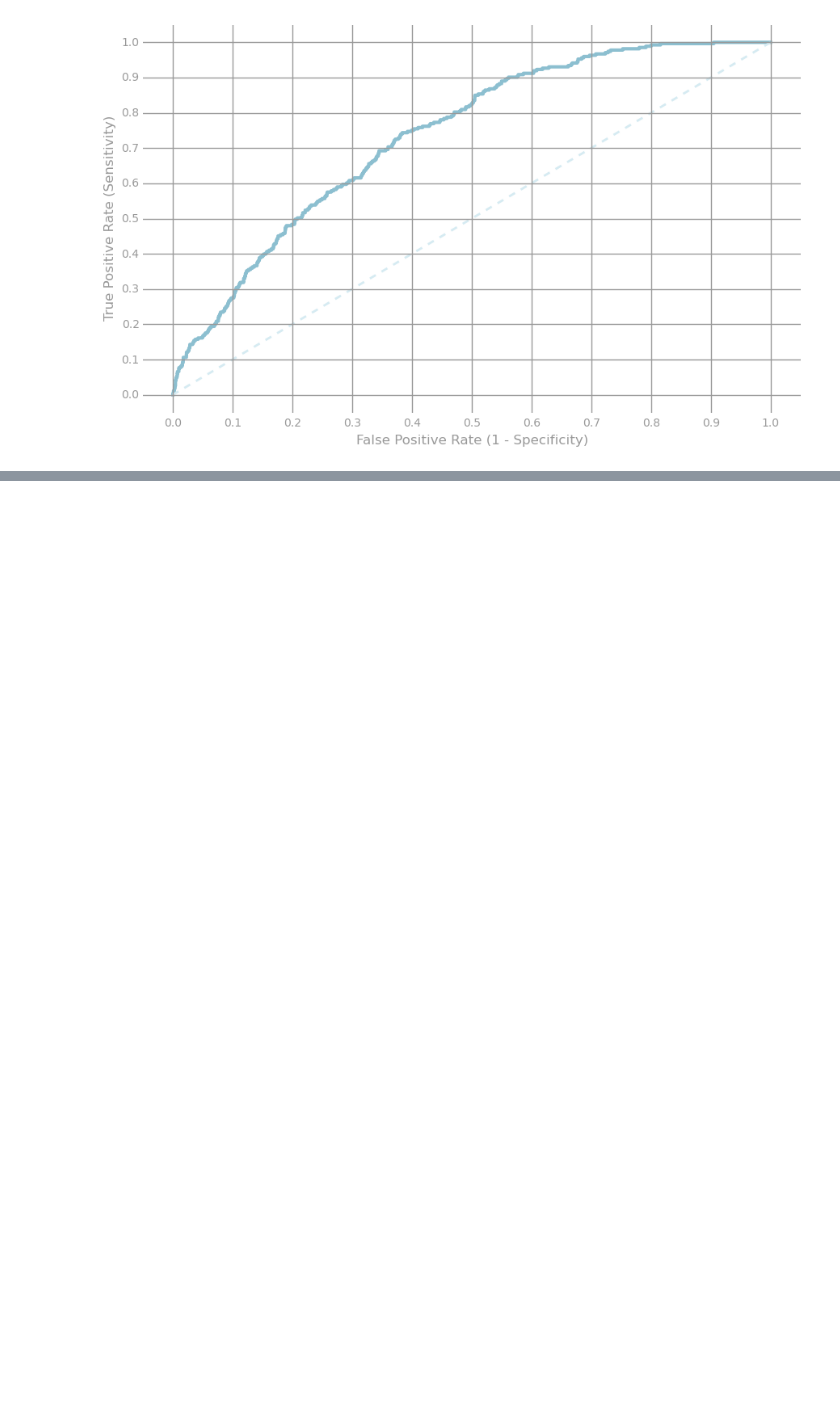
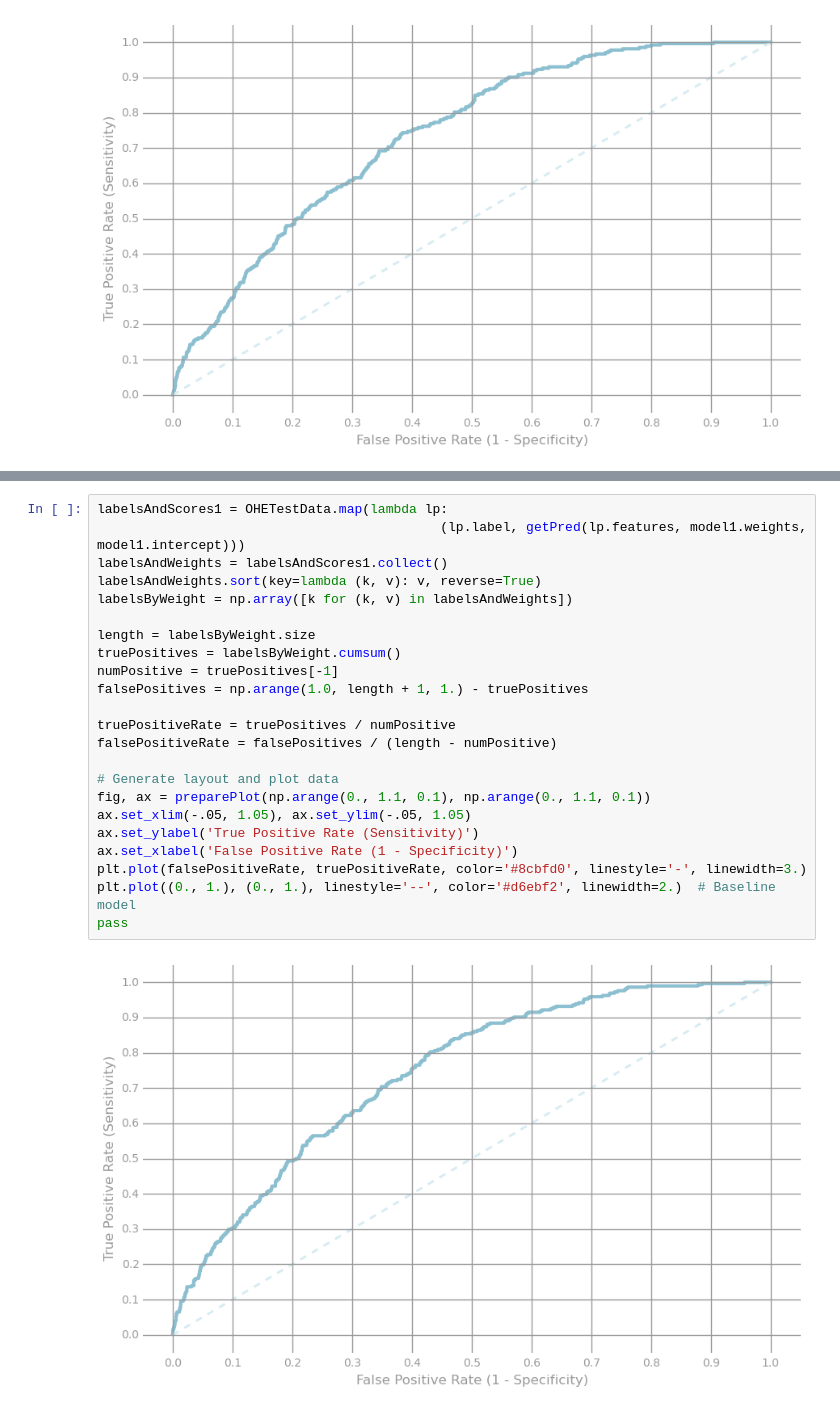
Before and after one commit to scsherm/DataInc, a Jupyter notebook: OnlineNewsPopularity-LogisticRegression-1.ipynb, the cells around one changed output, grey strips where cells are left out. Drawn from its saved outputs; the diff is of its cells as text; blank space fills up the shorter version.

```diff
--- a/OnlineNewsPopularity-LogisticRegression-1.ipynb
+++ b/OnlineNewsPopularity-LogisticRegression-1.ipynb
@@ -373,0 +479,25 @@ print samplePoints
+# %%
+labelsAndScores1 = OHETestData.map(lambda lp:
+                                            (lp.label, getPred(lp.features, model1.weights, model1.intercept)))
+labelsAndWeights = labelsAndScores1.collect()
+labelsAndWeights.sort(key=lambda (k, v): v, reverse=True)
+labelsByWeight = np.array([k for (k, v) in labelsAndWeights])
+
+length = labelsByWeight.size
+truePositives = labelsByWeight.cumsum()
+numPositive = truePositives[-1]
+falsePositives = np.arange(1.0, length + 1, 1.) - truePositives
+
+truePositiveRate = truePositives / numPositive
+falsePositiveRate = falsePositives / (length - numPositive)
+
+# Generate layout and plot data
+fig, ax = preparePlot(np.arange(0., 1.1, 0.1), np.arange(0., 1.1, 0.1))
+ax.set_xlim(-.05, 1.05), ax.set_ylim(-.05, 1.05)
+ax.set_ylabel('True Positive Rate (Sensitivity)')
+ax.set_xlabel('False Positive Rate (1 - Specificity)')
+plt.plot(falsePositiveRate, truePositiveRate, color='#8cbfd0', linestyle='-', linewidth=3.)
+plt.plot((0., 1.), (0., 1.), linestyle='--', color='#d6ebf2', linewidth=2.)  # Baseline model
+pass
+# %% [output]
+[figure, added]
```
Also changed, not shown: parts of 28 cells of this notebook, 6 other files.
